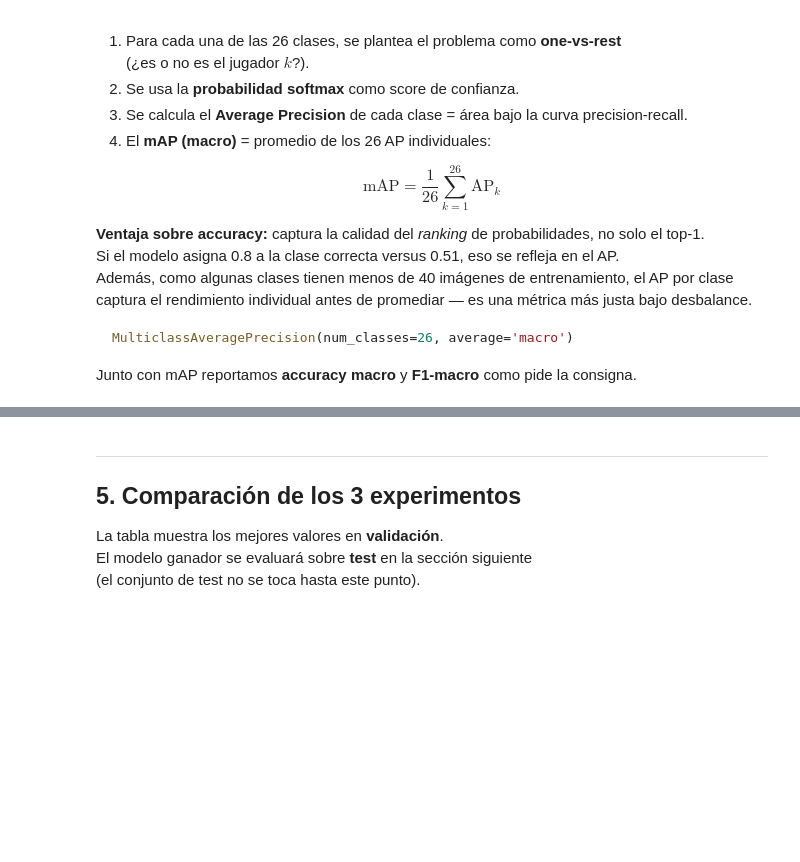
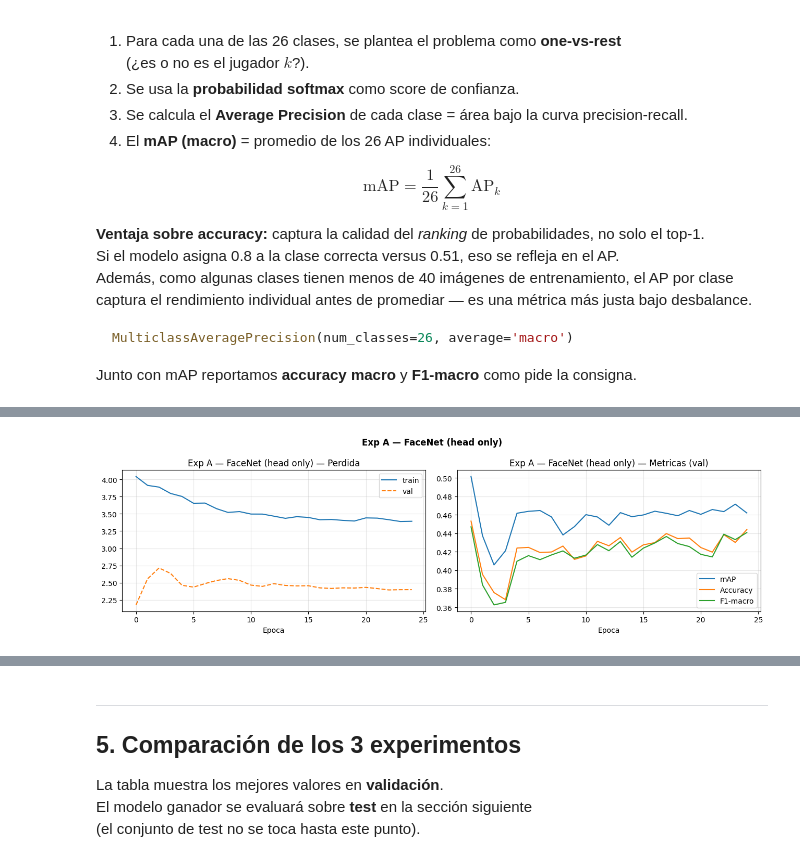
Before and after one commit to agudgithub/redes-neuronales-profundas, a Jupyter notebook: dev/03_model_training.ipynb, the cells around one changed output, grey strips where cells are left out. Drawn from its saved outputs; the diff is of its cells as text; code cells hidden in the pictures; blank space fills up the shorter version.

```diff
--- a/dev/03_model_training.ipynb
+++ b/dev/03_model_training.ipynb
@@ -317,35 +608,41 @@ no mejora en 3 épocas consecutivas, evitando que el optimizer oscile alrededor
 # %%
 set_seed()
 
-# ── Modelo ──────────────────────────────────────────────────
-model_a = models.resnet50(weights=ResNet50_Weights.IMAGENET1K_V2)
+from facenet_pytorch import InceptionResnetV1
 
-for param in model_a.parameters():
+# ── Modelo (FaceNet SOTA preentrenado en caras) ────────────────
+facenet = InceptionResnetV1(pretrained='vggface2')
+
+# Congelar backbone para entrenamiento baseline de cabeza
+for param in facenet.parameters():
     param.requires_grad = False
 
-model_a.fc = nn.Linear(model_a.fc.in_features, NUM_CLASSES)
-model_a    = model_a.to(DEVICE)
+model_a = JointEmbeddingNet(facenet, embedding_dim=128, num_classes=NUM_CLASSES)
+model_a = model_a.to(DEVICE)
 
 n_train = sum(p.numel() for p in model_a.parameters() if p.requires_grad)
 n_total = sum(p.numel() for p in model_a.parameters())
 print(f'Parametros entrenables: {n_train:,} / {n_total:,}')
 
 # ── DataLoaders ──────────────────────────────────────────────
-# Sin augmentaciones — baseline limpio
 train_loader_a = build_dataloader(train_df, shuffle=True)
+train_eval_loader_a = build_dataloader(train_df, shuffle=False)
 val_loader_a   = build_dataloader(val_df)
 
 # ── Loss / Optimizer / Scheduler ────────────────────────────
 criterion_a = nn.CrossEntropyLoss()
-optimizer_a = torch.optim.Adam(model_a.fc.parameters(), lr=1e-3)
+optimizer_a = torch.optim.Adam(
+    list(model_a.embedding_layer.parameters()) + list(model_a.classifier_head.parameters()),
+    lr=1e-3
+)
 scheduler_a = torch.optim.lr_scheduler.ReduceLROnPlateau(
     optimizer_a, mode='max', patience=3, factor=0.5, verbose=True
 )
 
-# ── Entrenamiento ─────────────────────────────────────────────
+# ── Entrenamiento (25 epocas completas) ─────────────────────────────
 model_a, history_a, best_map_a = run_experiment(
     'Exp A',
-    model_a, train_loader_a, val_loader_a,
+    model_a, train_loader_a, train_eval_loader_a, val_loader_a,
     criterion_a, optimizer_a, n_epochs=25,
     epoch_scheduler=scheduler_a, scheduler_metric='map',
 )
@@ -353,5 +668,7 @@ print(f'\nMejor mAP validacion Exp A: {best_map_a:.4f}')
 # %%
-plot_curves(history_a, 'Exp A — ResNet-50 (head only)')
+plot_curves(history_a, 'Exp A — FaceNet (head only)')
+# %% [output]
+[figure, added]
 # %% [markdown]
 ---
 ## Experimento B — EfficientNet-B2 | Fine-tuning parcial
```
Also changed, not shown: parts of 27 cells of this notebook, 10 other files.
